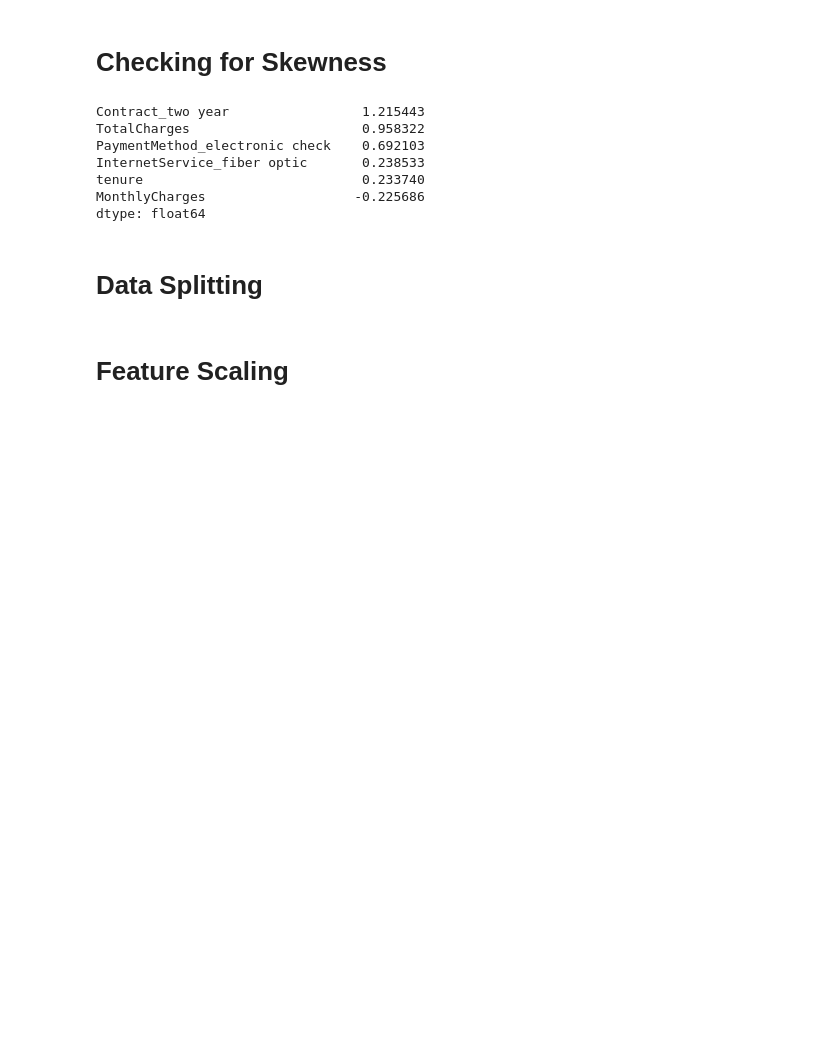
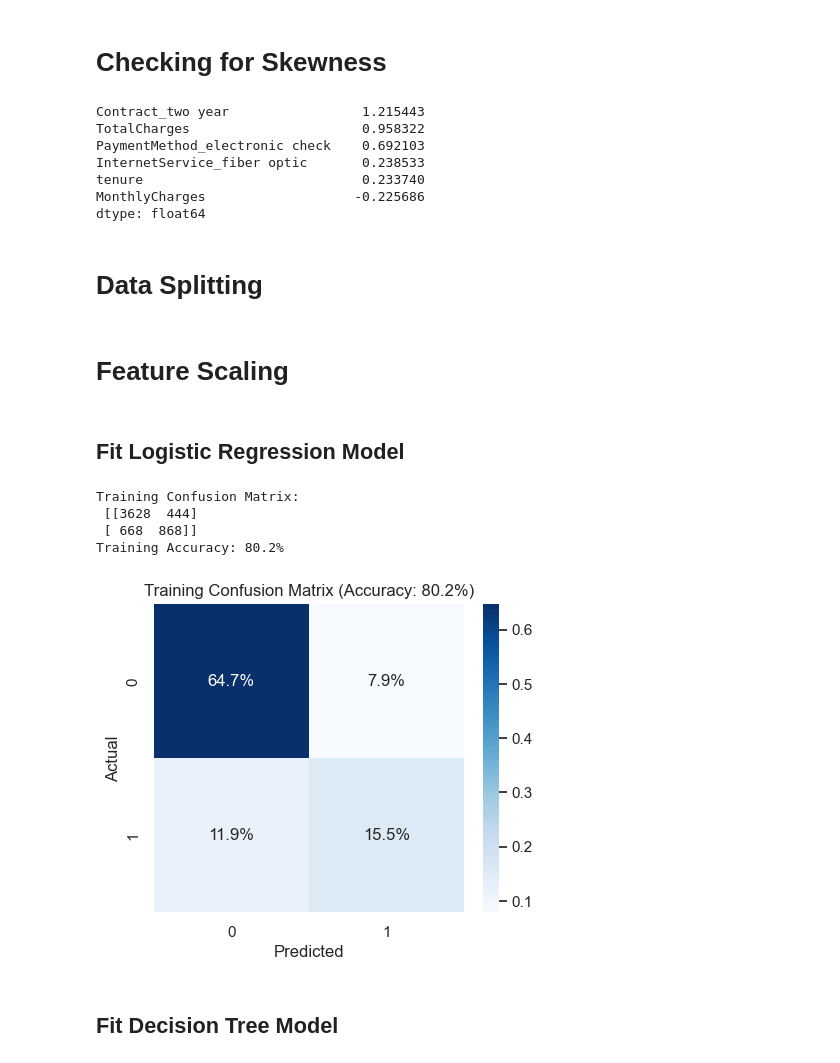
Before and after one commit to daneetjie/CYO_project, a Jupyter notebook: data_exploration_and_cleaning.ipynb, the cells around one changed output. Saved outputs shown, nothing was run; the diff lists cells and outputs as text; code cells hidden in the pictures; blank space fills up the shorter version.

Commit message:
Model Development Lead

```diff
--- a/data_exploration_and_cleaning.ipynb
+++ b/data_exploration_and_cleaning.ipynb
@@ -554,3 +561,36 @@ scaler = StandardScaler()
 # only fitting the training data
 x_train = scaler.fit_transform(x_train)
 x_test = scaler.transform(x_test)
+# %% [markdown]
+## Fit Logistic Regression Model
+# %%
+model = LogisticRegression(random_state = 0, solver='lbfgs' )
+model.fit(x_train, y_train)
+
+y_train_pred = model.predict(x_train)
+y_test_pred = model.predict(x_test)
+# %%
+from sklearn.metrics import confusion_matrix, accuracy_score
+
+cm_train = confusion_matrix(y_train, y_train_pred)
+print("Training Confusion Matrix:\n", cm_train)
+
+# To evaluate how well the data is trained
+train_accuracy = accuracy_score(y_train, y_train_pred)
+print(f"Training Accuracy: {train_accuracy * 100:.1f}%")
+
+cm_train_prob = cm_train / np.sum(cm_train)
+
+# Plot
+plt.figure(figsize=(5,4))
+sns.heatmap(cm_train_prob, annot=True, cmap='Blues', fmt='.1%')
+plt.xlabel("Predicted")
+plt.ylabel("Actual")
+plt.title(f"Training Confusion Matrix (Accuracy: {train_accuracy * 100:.1f}%)")
+plt.show()
+# %% [output]
+Training Confusion Matrix:
+ [[3628  444]
+ [ 668  868]]
+Training Accuracy: 80.2%
+[figure, added]
@@ -556,0 +619,2 @@ x_test = scaler.transform(x_test)
+# %% [markdown]
+## Fit Decision Tree Model
```
Also changed, not shown: parts of 8 cells of this notebook.
